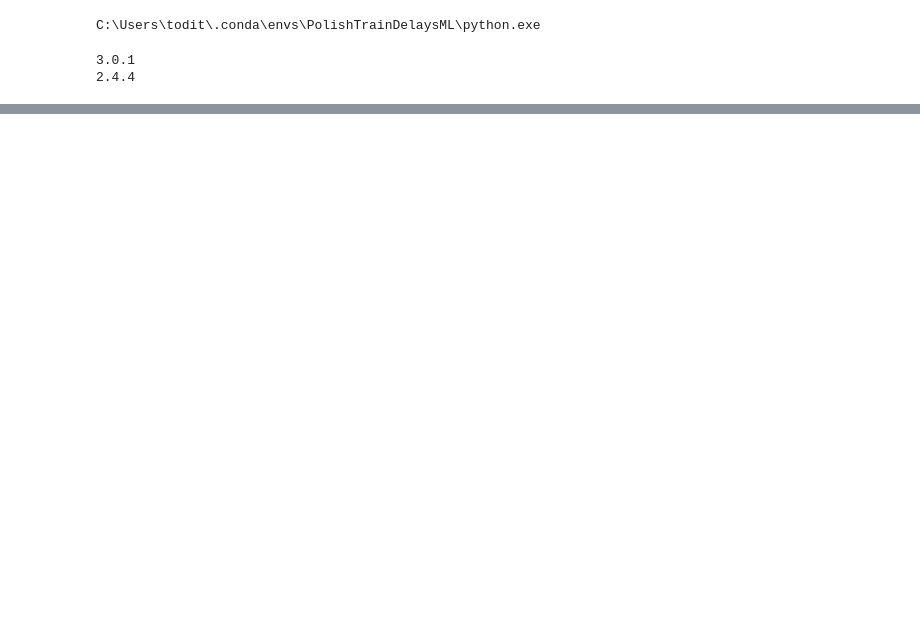
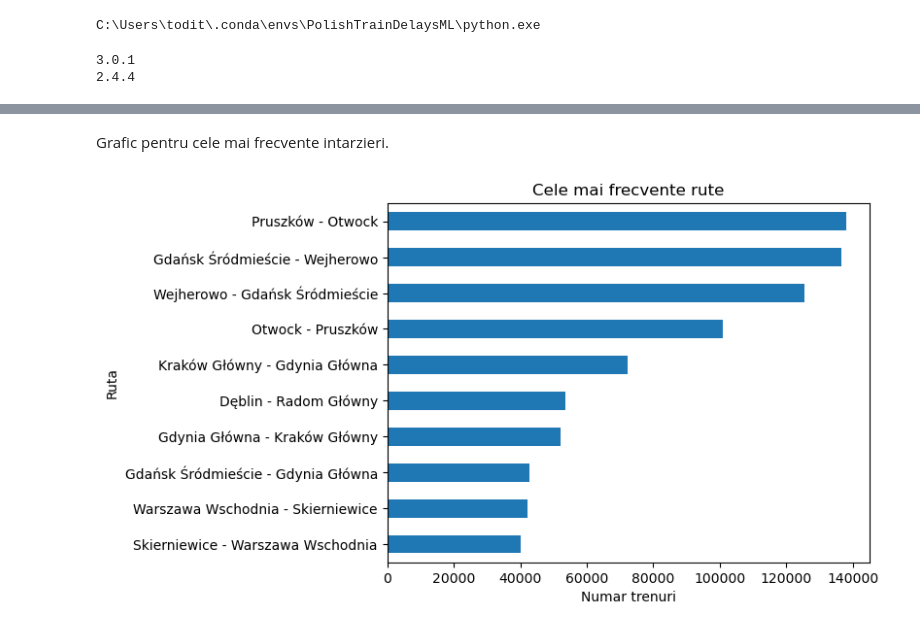
Before and after one commit to 4lac1vica/PolishTrainsDelaysML, a Jupyter notebook: delaysNb.ipynb, the cells around one changed output, grey strips where cells are left out. Saved outputs shown, nothing was run; the diff lists cells and outputs as text; code cells hidden in the pictures; blank space fills up the shorter version.

```diff
--- a/delaysNb.ipynb
+++ b/delaysNb.ipynb
@@ -39,0 +121,11 @@ print(df.head())
+# %% [markdown]
+Grafic pentru cele mai frecvente intarzieri.
+# %%
+top_routes = df["connection"].value_counts().head(10)
+top_routes.sort_values().plot(kind="barh")
+plt.title("Cele mai frecvente rute")
+plt.xlabel("Numar trenuri")
+plt.ylabel("Ruta")
+plt.show()
+# %% [output]
+[figure, added]
```
Also changed, not shown: parts of 17 cells of this notebook, 1 other file.
